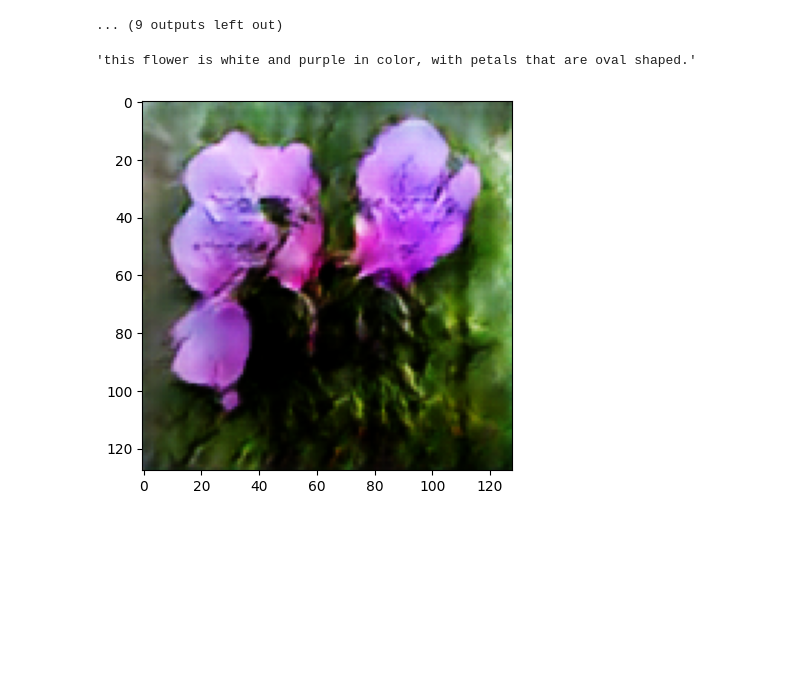
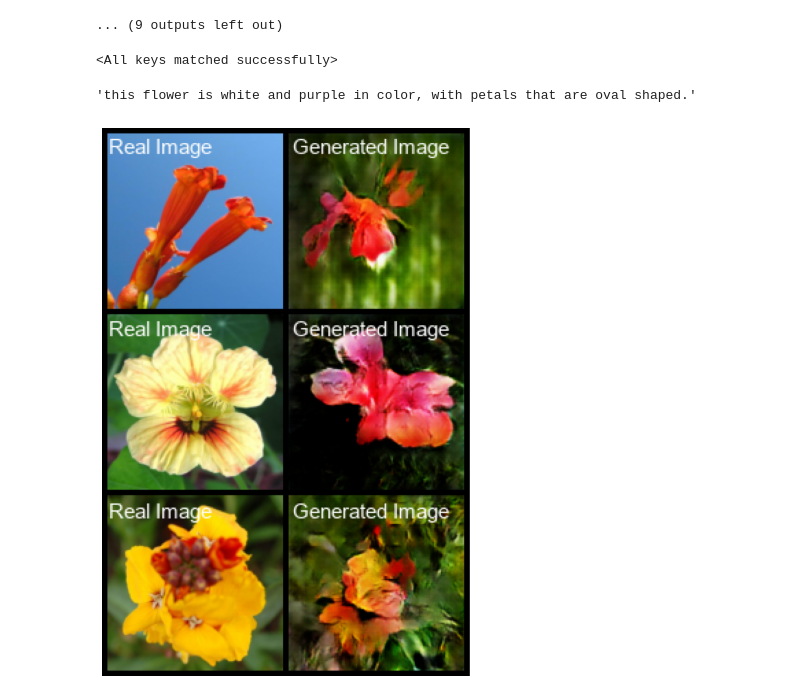
Before and after one commit to binhphap5/GANs-Text2Img, a Jupyter notebook: GANs_BERT.ipynb, the cells around one changed output. Cells and saved outputs as stored; diff of their text form; code cells hidden in the pictures; blank space fills up the shorter version.

```diff
--- a/GANs_BERT.ipynb
+++ b/GANs_BERT.ipynb
@@ -429,15 +429,64 @@ torch.save(discriminator.state_dict(), 'discriminator_contrastive.pth')
+# %%
+import torch
+
+# Load generator
+generator.load_state_dict(torch.load('generator.pth'))
+
+# Load discriminator
+discriminator.load_state_dict(torch.load('discriminator.pth'))
+# %% [output]
+<All keys matched successfully>
 # %%
 ds[5]['text']
 # %% [output]
 'this flower is white and purple in color, with petals that are oval shaped.'
-# %%
-generator.eval()
-
-noise = torch.randn(size=(1, 100))
-text_embedding = ds[5]['embed_caption'].unsqueeze(0)
-with torch.no_grad():
-    test_images = generator(noise.to(device), text_embedding.to(device))
-grid = torchvision.utils.make_grid(test_images.cpu(), normalize=True)
-show_grid(grid)
-# %% [output]
-[figure, removed]
+# %%
+# Plot a real image next to the generated image with label
+import matplotlib.pyplot as plt
+from torchvision.transforms import ToPILImage
+from PIL import ImageDraw, ImageFont
+
+generator.eval()
+
+NUM_IMAGES = 3
+IMG_IDX = [7958, 688, 1000]
+
+real_images = []
+generated_images = []
+
+for idx in IMG_IDX:
+    noise = torch.randn(size=(1, 100))
+    real_image = ds[idx]['image'].unsqueeze(0)
+    text_embedding = ds[idx]['embed_caption'].unsqueeze(0)
+
+    with torch.no_grad():
+        test_images = generator(noise.to(device), text_embedding.to(device))
+
+    real_images.append(real_image)
+    generated_images.append(test_images.cpu())
+
+combined_images = torch.stack(
+    [torch.cat((real_images[i], generated_images[i]), dim=0) for i in range(NUM_IMAGES)]
+).view(-1, *real_images[0].shape[1:])
+
+grid = torchvision.utils.make_grid(combined_images, nrow=2, normalize=True, padding=4)
+
+grid_image = ToPILImage()(grid)
+
+draw = ImageDraw.Draw(grid_image)
+
+font = ImageFont.truetype("arial.ttf", size=15)
+
+img_width = grid_image.width // 2
+img_height = grid_image.height // NUM_IMAGES
+
+for i in range(NUM_IMAGES):
+    draw.text((5, i * img_height + 5), "Real Image", (255, 255, 255), font=font)
+    draw.text((img_width + 5, i * img_height + 5), "Generated Image", (255, 255, 255), font=font)
+
+plt.figure(figsize=(12, 12))
+plt.imshow(grid_image)
+plt.axis('off')
+plt.show()
+# %% [output]
+[figure, added]
```
Also changed, not shown: parts of 1 cell of this notebook, 5 other files.
